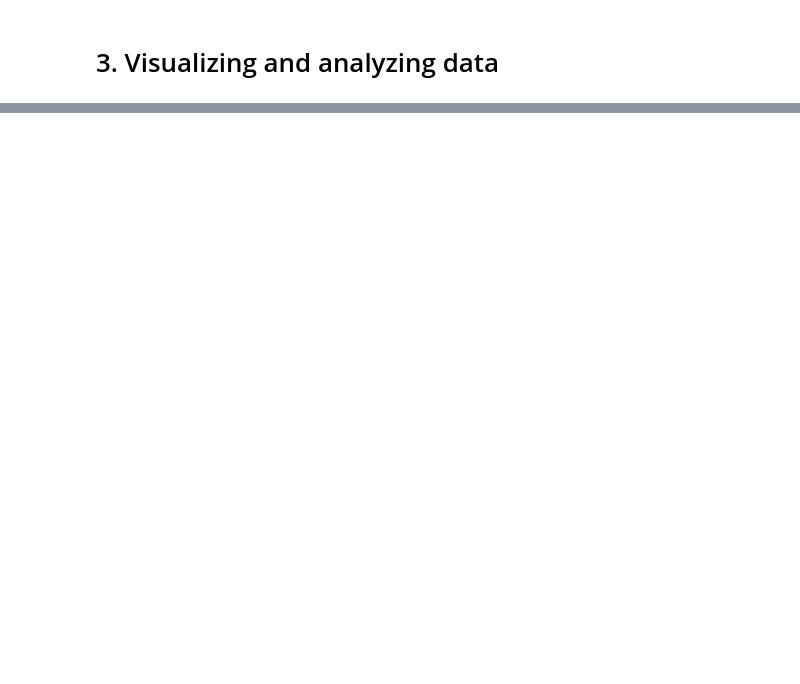
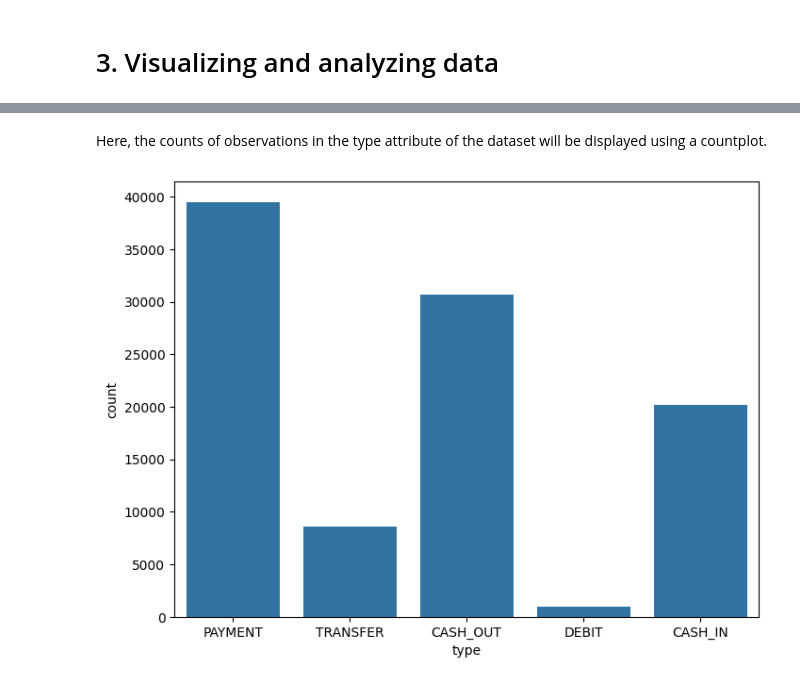
Before and after one commit to TAbhinayaChowdary/Online-Payments-Fraud-Detection, a Jupyter notebook: training/ONLINE PAYMENTS FRAUD DETECTION.ipynb, the cells around one changed output, grey strips where cells are left out. Drawn from its saved outputs; the diff is of its cells as text; code cells hidden in the pictures; blank space fills up the shorter version.

```diff
--- a/training/ONLINE PAYMENTS FRAUD DETECTION.ipynb
+++ b/training/ONLINE PAYMENTS FRAUD DETECTION.ipynb
@@ -31,0 +110,9 @@ df.head()
+# %% [markdown]
+Here, the counts of observations in the type attribute of the dataset will be displayed using a countplot.
+# %%
+# type
+plt.figure(figsize=(8, 6))
+sns.countplot(data=df, x='type')
+plt.show()
+# %% [output]
+[figure, added]
```
Also changed, not shown: parts of 95 cells of this notebook, 12 other files.
